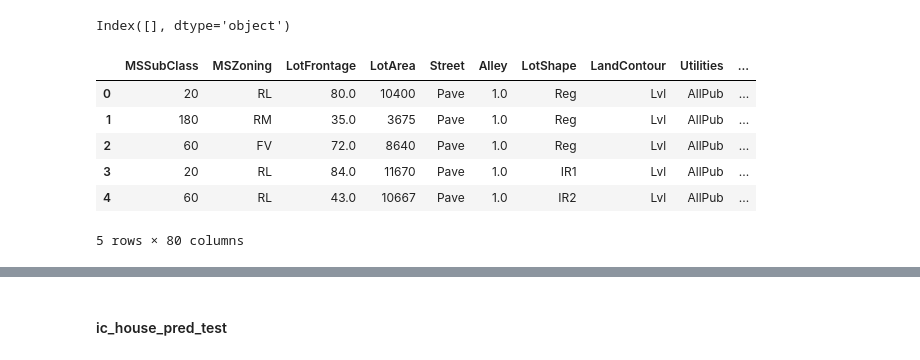
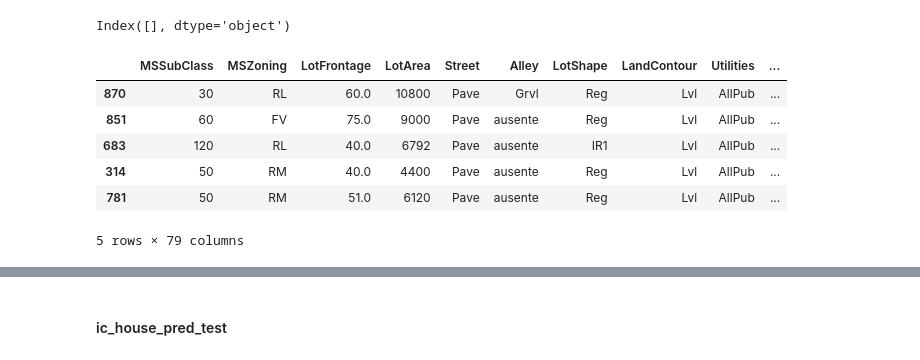
Before and after one commit to anisiobfilho/regression_neuralnetworks_univasf, a Jupyter notebook: Data-Selection_Preprocessing_Transformation.ipynb, the cells around one changed output, grey strips where cells are left out. Cells and saved outputs as stored; diff of their text form; code cells hidden in the pictures.

```diff
--- a/Data-Selection_Preprocessing_Transformation.ipynb
+++ b/Data-Selection_Preprocessing_Transformation.ipynb
@@ -62,7 +106,7 @@ ic_house_pred_test.head(5)
 # %% [markdown]
 ### Eliminar a variável irrelevante PID (Nominal): Parcel identification number
 # %%
-ic_house_pred_train.drop(columns='Id', inplace=True)
-ic_house_pred_train.head(5)
+ic_house_pred_train_X.drop(columns='Id', inplace=True)
+ic_house_pred_train_X.sample(5)
 # %% [output]
 |  | MSSubClass | MSZoning | LotFrontage | LotArea | Street | Alley | LotShape | LandContour | Utilities | ... |
@@ -87,0 +143,12 @@ ic_house_pred_test.head(5)
+# %%
+# replace_missing_by_mean() é baseado na solução proposta no Estudo de Caso
+# do livro Ciência dos Dados pelo Processo de KDD do Prof. Dr. Rosalvo Neto
+# Livro em: https://www.researchgate.net/publication/352749819_Ciencia_dos_Dados_pelo_Processo_de_KDD
+# implementação em: https://github.com/rosalvoneto/Livro
+
+def replace_missing_by_mean(df, numeric_features):
+    for column in numeric_features:
+        average = df[column].mean(axis=0)
+        df[column].fillna(average, inplace=True)
+
+    return df
@@ -87,0 +173,26 @@ ic_house_pred_test.head(5)
+# %%
+
+# FEATURES:
+nominal_features = ['MSSubClass', 'MSZoning', 'Street', 'Alley', 'LandContour',
+                    'LotConfig', 'Neighborhood', 'Condition1', 'Condition2', 'BldgType',
+                    'HouseStyle', 'RoofStyle', 'RoofMatl', 'Exterior1st', 'Exterior2nd',
+                    'MasVnrType', 'Foundation', 'Heating', 'CentralAir', 'GarageType',
+                    'MiscFeature', 'SaleType', 'SaleCondition']
+
+ordinal_features = ['LotShape', 'Utilities',  'LandSlope', 'OverallQual', 'OverallCond',
+                    'ExterQual', 'ExterCond', 'BsmtQual', 'BsmtCond', 'BsmtExposure',
+                    'BsmtFinType1', 'BsmtFinType2', 'HeatingQC', 'Electrical', 'KitchenQual',
+                    'Functional', 'FireplaceQu', 'GarageFinish', 'GarageQual', 'GarageCond',
+                    'PavedDrive', 'PoolQC', 'Fence']
+
+discrete_features = ['YearBuilt', 'YearRemodAdd', 'BsmtFullBath', 'BsmtHalfBath', 'FullBath',
+                     'HalfBath', 'BedroomAbvGr', 'KitchenAbvGr', 'TotRmsAbvGrd', 'Fireplaces',
+                     'GarageYrBlt', 'GarageCars', 'MoSold', 'YrSold']
+
+continuous_features = ['LotFrontage', 'LotArea', 'MasVnrArea', 'BsmtFinSF1', 'BsmtFinSF2',
+                       'BsmtUnfSF', 'TotalBsmtSF', '1stFlrSF', '2ndFlrSF', 'LowQualFinSF',
+                       'GrLivArea', 'GarageArea', 'WoodDeckSF', 'OpenPorchSF', 'EnclosedPorch',
+                       '3SsnPorch', 'ScreenPorch', 'PoolArea', 'MiscVal']
+
+
+print("LENGHT:\n\tNominal: %d\n\tOrdinal: %d\n\tDiscrete: %d\n\tContinuous: %d" % (len(nominal_features), len(ordinal_features), len(discrete_features), len(continuous_features)))
@@ -172,12 +224,12 @@ ic_house_pred_train.columns[ic_house_pred_train.isnull().any()]
 # %% [output]
 Index([], dtype='object')
 # %%
-ic_house_pred_train.head(5)
+ic_house_pred_train_X.sample(5)
 # %% [output]
 |  | MSSubClass | MSZoning | LotFrontage | LotArea | Street | Alley | LotShape | LandContour | Utilities | ... |
-| 0 | 20 | RL | 80.0 | 10400 | Pave | 1.0 | Reg | Lvl | AllPub | ... |
-| 1 | 180 | RM | 35.0 | 3675 | Pave | 1.0 | Reg | Lvl | AllPub | ... |
-| 2 | 60 | FV | 72.0 | 8640 | Pave | 1.0 | Reg | Lvl | AllPub | ... |
-| 3 | 20 | RL | 84.0 | 11670 | Pave | 1.0 | IR1 | Lvl | AllPub | ... |
-| 4 | 60 | RL | 43.0 | 10667 | Pave | 1.0 | IR2 | Lvl | AllPub | ... |
+| 870 | 30 | RL | 60.0 | 10800 | Pave | Grvl | Reg | Lvl | AllPub | ... |
+| 851 | 60 | FV | 75.0 | 9000 | Pave | ausente | Reg | Lvl | AllPub | ... |
+| 683 | 120 | RL | 40.0 | 6792 | Pave | ausente | IR1 | Lvl | AllPub | ... |
+| 314 | 50 | RM | 40.0 | 4400 | Pave | ausente | Reg | Lvl | AllPub | ... |
+| 781 | 50 | RM | 51.0 | 6120 | Pave | ausente | Reg | Lvl | AllPub | ... |
-5 rows × 80 columns
+5 rows × 79 columns
```
Also changed, not shown: parts of 44 cells of this notebook, 10 other files.
